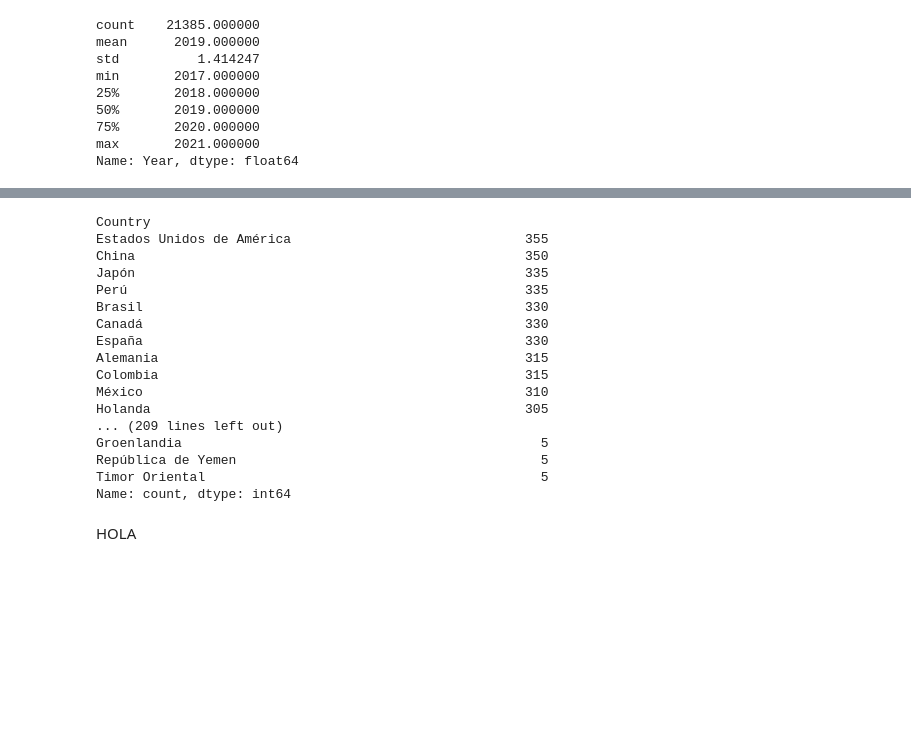
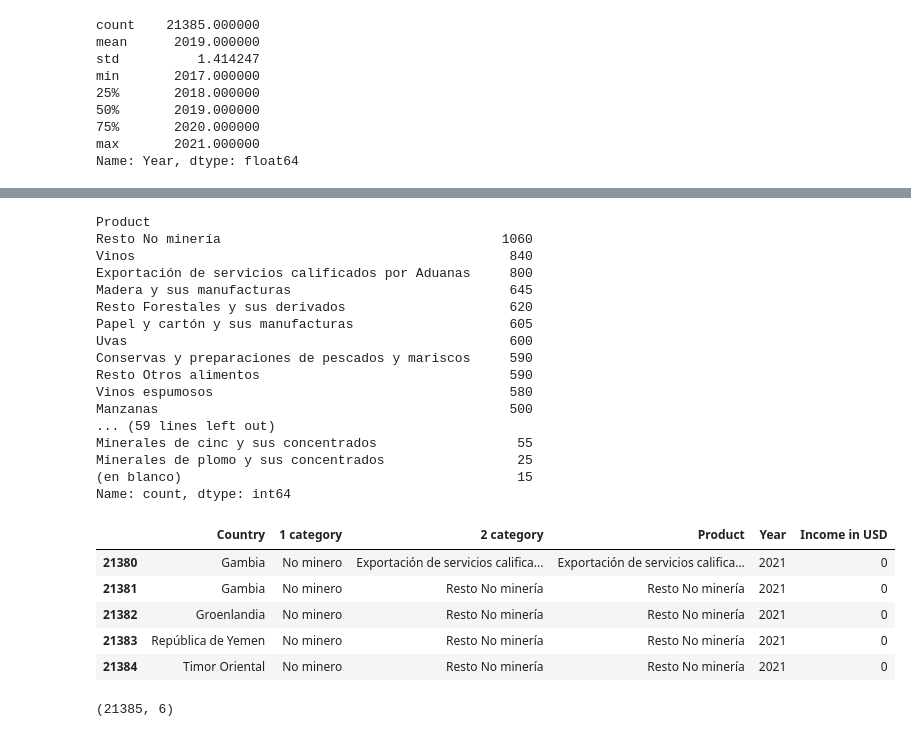
Before and after one commit to Cxris2145/MineriaDatos2026, a Jupyter notebook: ExportacionesChile2026.ipynb, the cells around one changed output, grey strips where cells are left out. Saved outputs shown, nothing was run; the diff lists cells and outputs as text; code cells hidden in the pictures; blank space fills up the shorter version.

```diff
--- a/ExportacionesChile2026.ipynb
+++ b/ExportacionesChile2026.ipynb
@@ -40,23 +94,34 @@ Name: Year, dtype: float64
 # %%
-df_country = df["Country"].value_counts()
+df_country = df["Product"].value_counts()
 print(df_country)
 # %% [output]
-Country
-Estados Unidos de América                              355
-China                                                  350
-Japón                                                  335
-Perú                                                   335
-Brasil                                                 330
-Canadá                                                 330
-España                                                 330
-Alemania                                               315
-Colombia                                               315
-México                                                 310
-Holanda                                                305
-... (209 lines left out)
-Groenlandia                                              5
-República de Yemen                                       5
-Timor Oriental                                           5
+Product
+Resto No minería                                    1060
+Vinos                                                840
+Exportación de servicios calificados por Aduanas     800
+Madera y sus manufacturas                            645
+Resto Forestales y sus derivados                     620
+Papel y cartón y sus manufacturas                    605
+Uvas                                                 600
+Conservas y preparaciones de pescados y mariscos     590
+Resto Otros alimentos                                590
+Vinos espumosos                                      580
+Manzanas                                             500
+... (59 lines left out)
+Minerales de cinc y sus concentrados                  55
+Minerales de plomo y sus concentrados                 25
+(en blanco)                                           15
 Name: count, dtype: int64
-# %% [markdown]
-HOLA
+# %%
+df.tail()
+# %% [output]
+|  | Country | 1 category | 2 category | Product | Year | Income in USD |
+| 21380 | Gambia | No minero | Exportación de servicios califica... | Exportación de servicios califica... | 2021 | 0 |
+| 21381 | Gambia | No minero | Resto No minería | Resto No minería | 2021 | 0 |
+| 21382 | Groenlandia | No minero | Resto No minería | Resto No minería | 2021 | 0 |
+| 21383 | República de Yemen | No minero | Resto No minería | Resto No minería | 2021 | 0 |
+| 21384 | Timor Oriental | No minero | Resto No minería | Resto No minería | 2021 | 0 |
+# %%
+df.shape
+# %% [output]
+(21385, 6)
```
Also changed, not shown: parts of 8 cells of this notebook.
